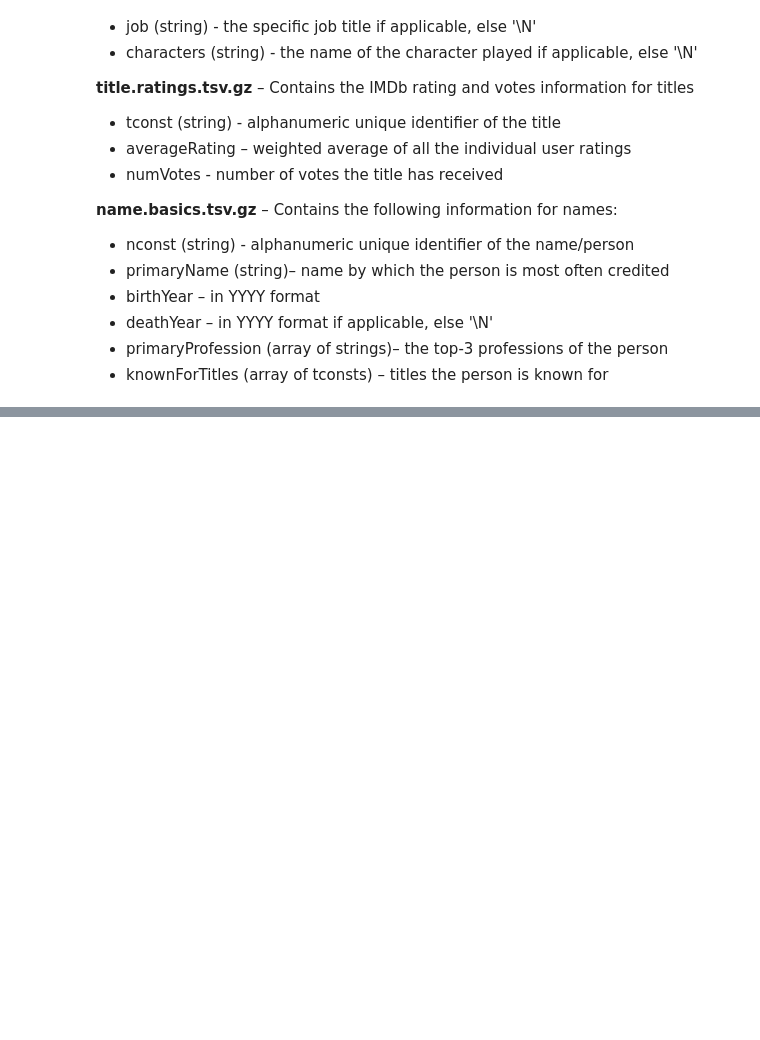
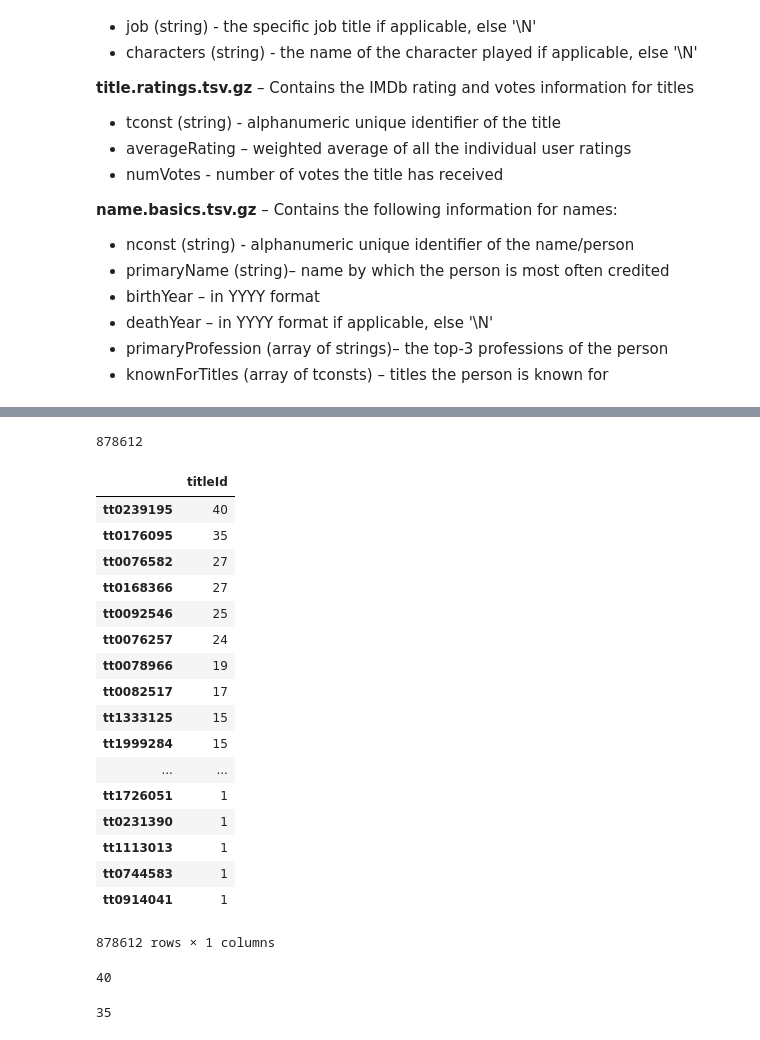
Before and after one commit to Bocharick/GeekBrains_AI_ThProb_and_MathStat, a Jupyter notebook: CourseProject/main.ipynb, the cells around one changed output, grey strips where cells are left out. Drawn from its saved outputs; the diff is of its cells as text; code cells hidden in the pictures; blank space fills up the shorter version.

```diff
--- a/CourseProject/main.ipynb
+++ b/CourseProject/main.ipynb
@@ -76,3 +76,7 @@ Each dataset is contained in a gzipped, tab-separated-values (TSV) formatted fil
 - deathYear – in YYYY format if applicable, else &#39;\N&#39;
 - primaryProfession (array of strings)– the top-3 professions of the person
 - knownForTitles (array of tconsts) – titles the person is known for
+# %%
+data_title_akas_tsv = pd.read_csv("./data/title.akas.tsv.gz", sep="\t", header=0, compression="gzip")
+
+data_title_akas_tsv.head()
@@ -79 +92,36 @@ Each dataset is contained in a gzipped, tab-separated-values (TSV) formatted fil
+# %%
+data_title_akas_tsv = data_title_akas_tsv[data_title_akas_tsv.region=="US"]
+# %%
+len(data_title_akas_tsv.titleId.unique())
+# %% [output]
+878612
+# %%
+data_title_akas_tsv.titleId.value_counts().to_frame()
+# %% [output]
+|  | titleId |
+| tt0239195 | 40 |
+| tt0176095 | 35 |
+| tt0076582 | 27 |
+| tt0168366 | 27 |
+| tt0092546 | 25 |
+| tt0076257 | 24 |
+| tt0078966 | 19 |
+| tt0082517 | 17 |
+| tt1333125 | 15 |
+| tt1999284 | 15 |
+| ... | ... |
+| tt1726051 | 1 |
+| tt0231390 | 1 |
+| tt1113013 | 1 |
+| tt0744583 | 1 |
+| tt0914041 | 1 |
+878612 rows × 1 columns
+# %%
+data_title_akas_tsv[data_title_akas_tsv.region=="US"].titleId.value_counts()[0]
+# %% [output]
+40
+# %%
+data_title_akas_tsv[data_title_akas_tsv.region=="US"].titleId.value_counts()[1]
+# %% [output]
+35
 # %%
```
Also changed, not shown: parts of 19 cells of this notebook.
